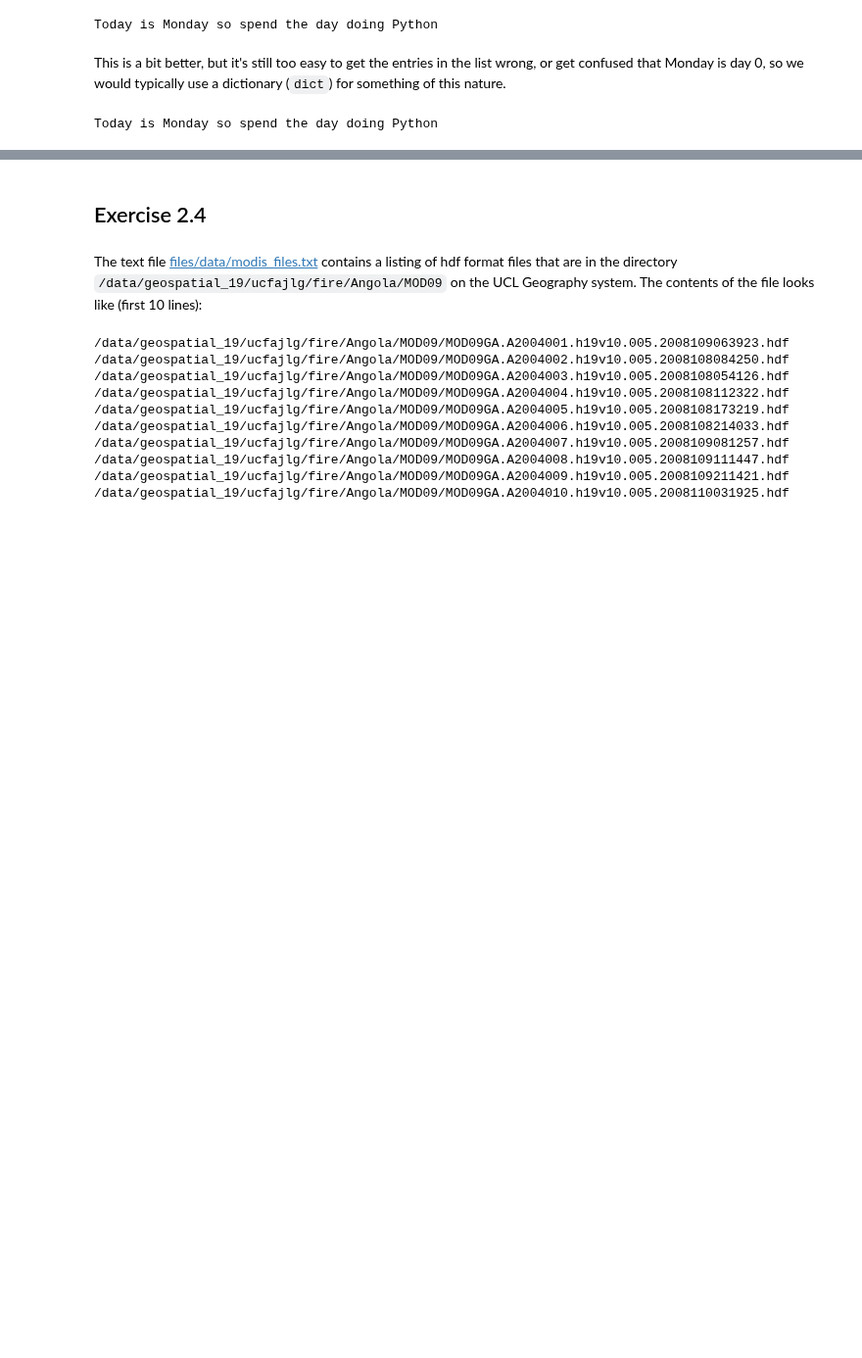
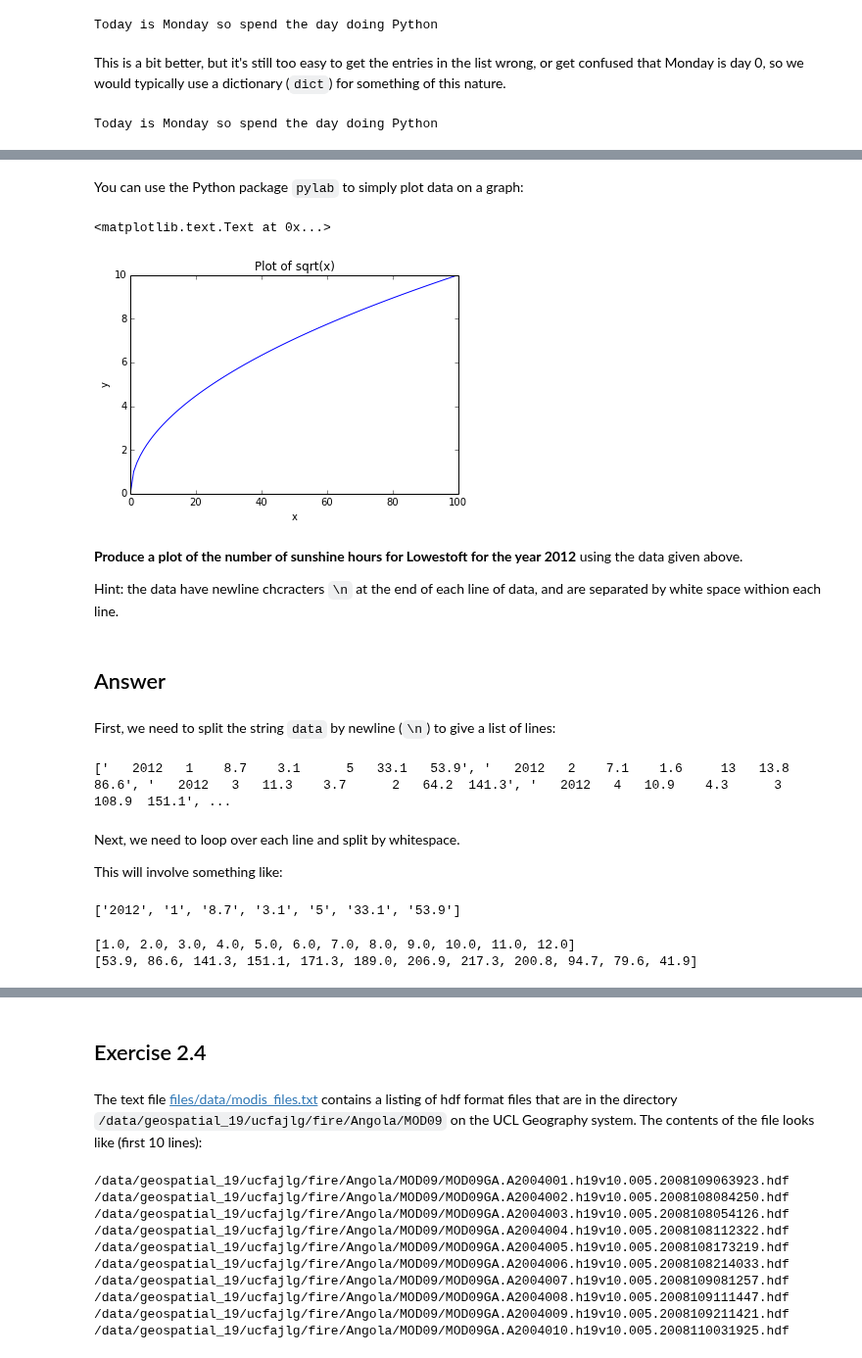
Before and after one commit to profLewis/geogg122, a Jupyter notebook: Chapter2_Python_intro/main_answers.ipynb, the cells around one changed output, grey strips where cells are left out. Shown at 98% size. Cells and saved outputs as stored; diff of their text form; code cells hidden in the pictures; blank space fills up the shorter version.

```diff
--- a/Chapter2_Python_intro/main_answers.ipynb
+++ b/Chapter2_Python_intro/main_answers.ipynb
@@ -320,0 +361,60 @@ Today is Monday so spend the day doing Python
+# %% [markdown]
+You can use the Python package `pylab` to simply plot data on a graph:
+# %%
+# import the pylab module
+import pylab as plt
+
+# some e.g. x and y data
+x = range(100)
+y = [i**0.5 for i in x]
+
+plt.plot(x,y)
+plt.xlabel('x')
+plt.ylabel('y')
+plt.title('Plot of sqrt(x)')
+# %% [output]
+<matplotlib.text.Text at 0x...>
+[figure, added]
+# %% [markdown]
+**Produce a plot of the number of sunshine hours for Lowestoft for the year 2012** using the data given above.
+
+Hint: the data have newline chcracters `\n` at the end of each line of data, and are separated by white space withion each line.
+# %% [markdown]
+## Answer
+# %% [markdown]
+First, we need to split the string `data` by newline (`\n`) to give a list of lines:
+# %%
+ldata = data.split('\n')
+
+print ldata
+# %% [output]
+['   2012   1    8.7    3.1      5   33.1   53.9', '   2012   2    7.1    1.6     13   13.8   86.6', '   2012   3   11.3    3.7      2   64.2  141.3', '   2012   4   10.9    4.3      3  108.9  151.1', ...
+# %% [markdown]
+Next, we need to loop over each line and split by whitespace.
+
+This will involve something like:
+# %%
+# example using first line
+this_line = ldata[0]
+items = this_line.split()
+print items
+# %% [output]
+['2012', '1', '8.7', '3.1', '5', '33.1', '53.9']
+# %%
+ldata = data.split('\n')
+
+# set empty lists to put the data in
+x = []
+y = []
+
+for this_line in ldata:
+    items = this_line.split()
+    # convert from string to float
+    x.append(float(items[1])) # the month
+    y.append(float(items[6])) # sunshine hrs
+
+print x
+print y
+# %% [output]
+[1.0, 2.0, 3.0, 4.0, 5.0, 6.0, 7.0, 8.0, 9.0, 10.0, 11.0, 12.0]
+[53.9, 86.6, 141.3, 151.1, 171.3, 189.0, 206.9, 217.3, 200.8, 94.7, 79.6, 41.9]
```
Also changed, not shown: parts of 10 cells of this notebook, 1 other file.
